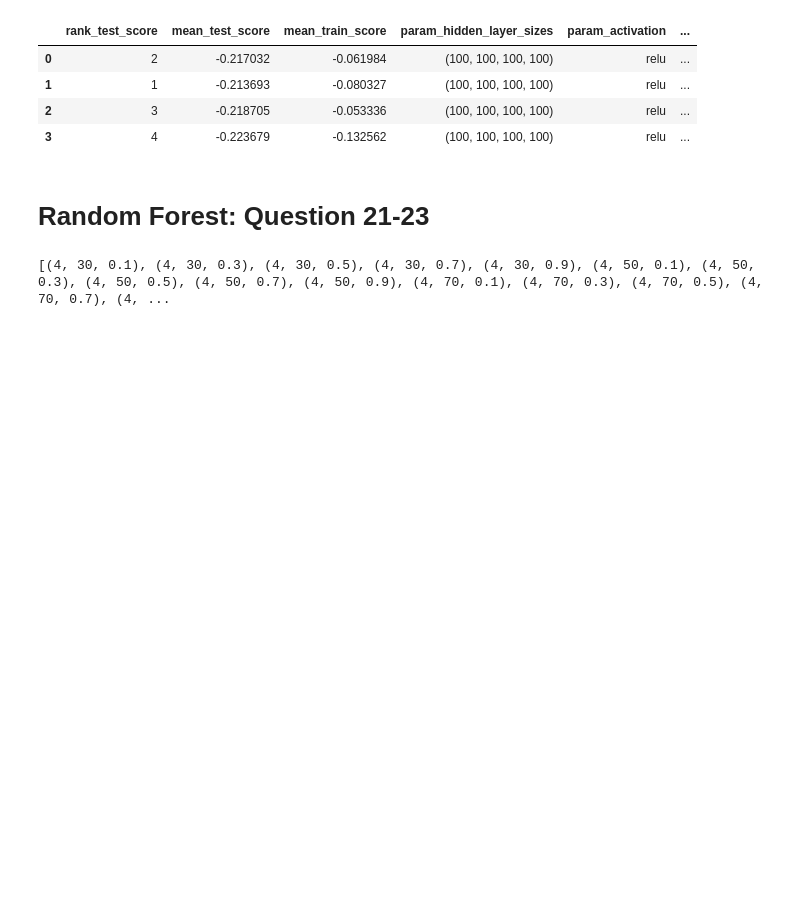
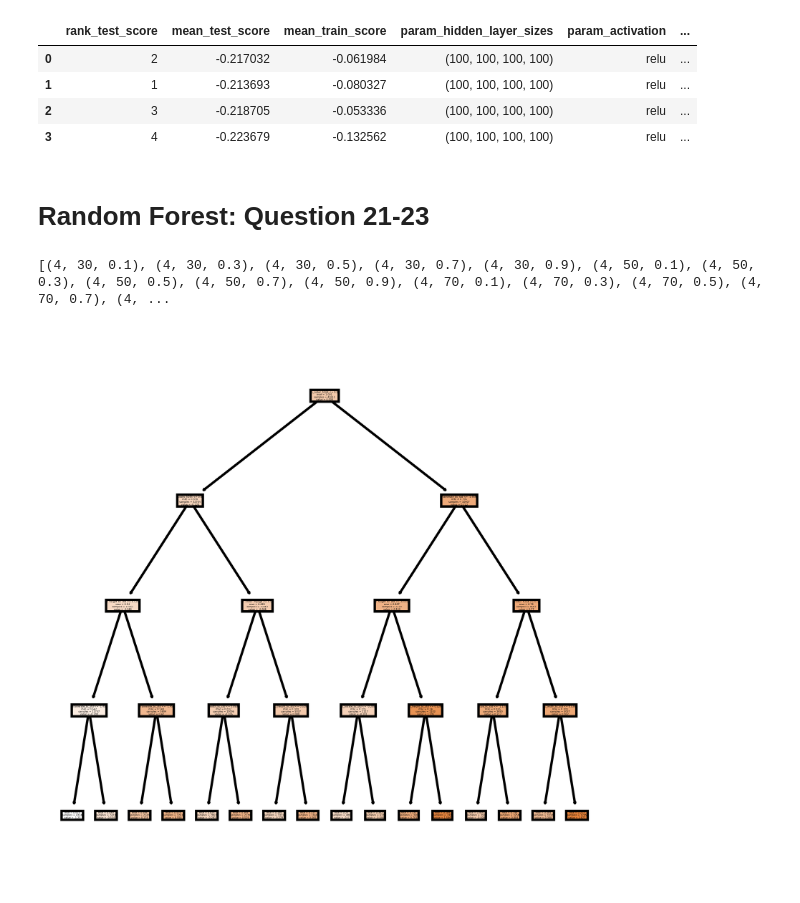
Before and after one commit to ryanli633/ECE_219, a Jupyter notebook: Project_4/Video_Transcoding.ipynb, the cells around one changed output. Saved outputs shown, nothing was run; the diff lists cells and outputs as text; code cells hidden in the pictures; blank space fills up the shorter version.

```diff
--- a/Project_4/Video_Transcoding.ipynb
+++ b/Project_4/Video_Transcoding.ipynb
@@ -1682,9 +1681,11 @@ for data, label in zip(all_data, all_label):
 # %%
 # random forest visualize
 from sklearn import tree
 
 fig, axes = plt.subplots(nrows = 1,ncols = 1,figsize = (4,4), dpi=800)
-tree.plot_tree(model_max_depth_4[0].estimators_[0],
-               feature_names = bike_sharing_x_fs.columns,
+tree.plot_tree(model_max_depth_4[20].estimators_[0],
+               feature_names = X.columns,
                class_names='total count',
                filled = True);
+# %% [output]
+[figure, added]
```
Also changed, not shown: parts of 17 cells of this notebook.
